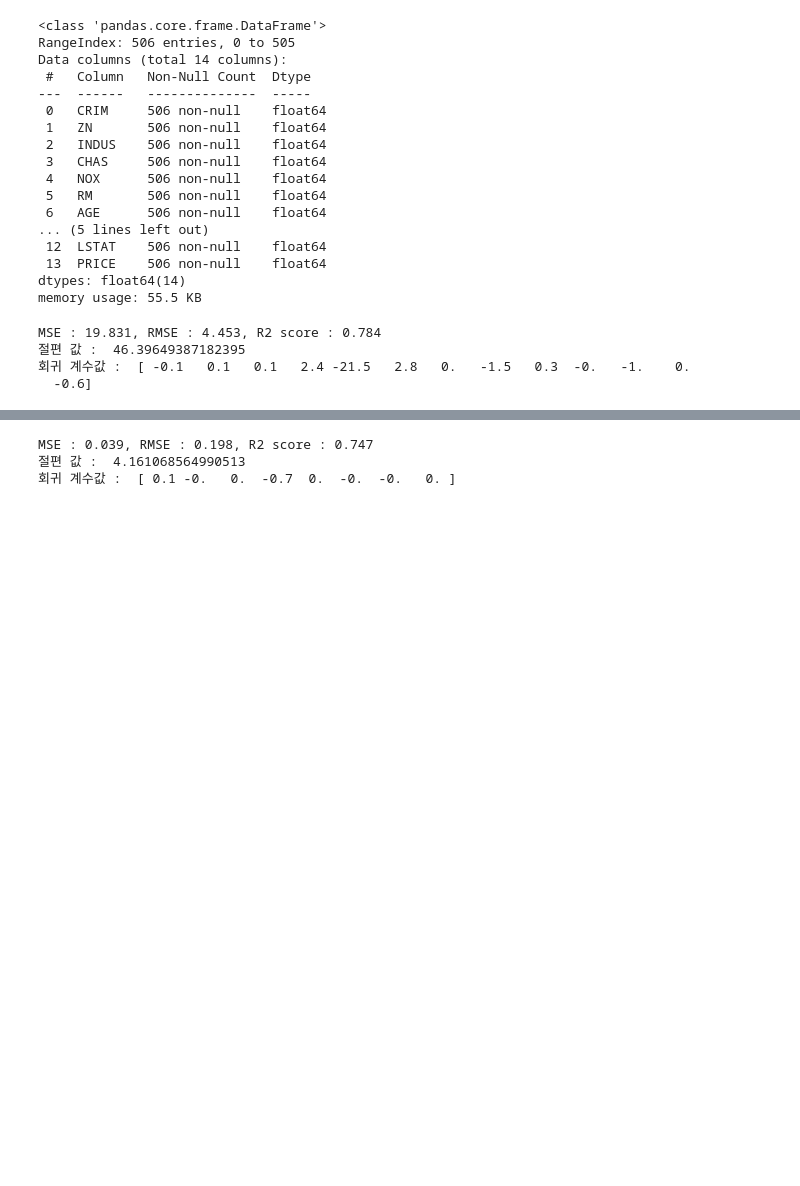
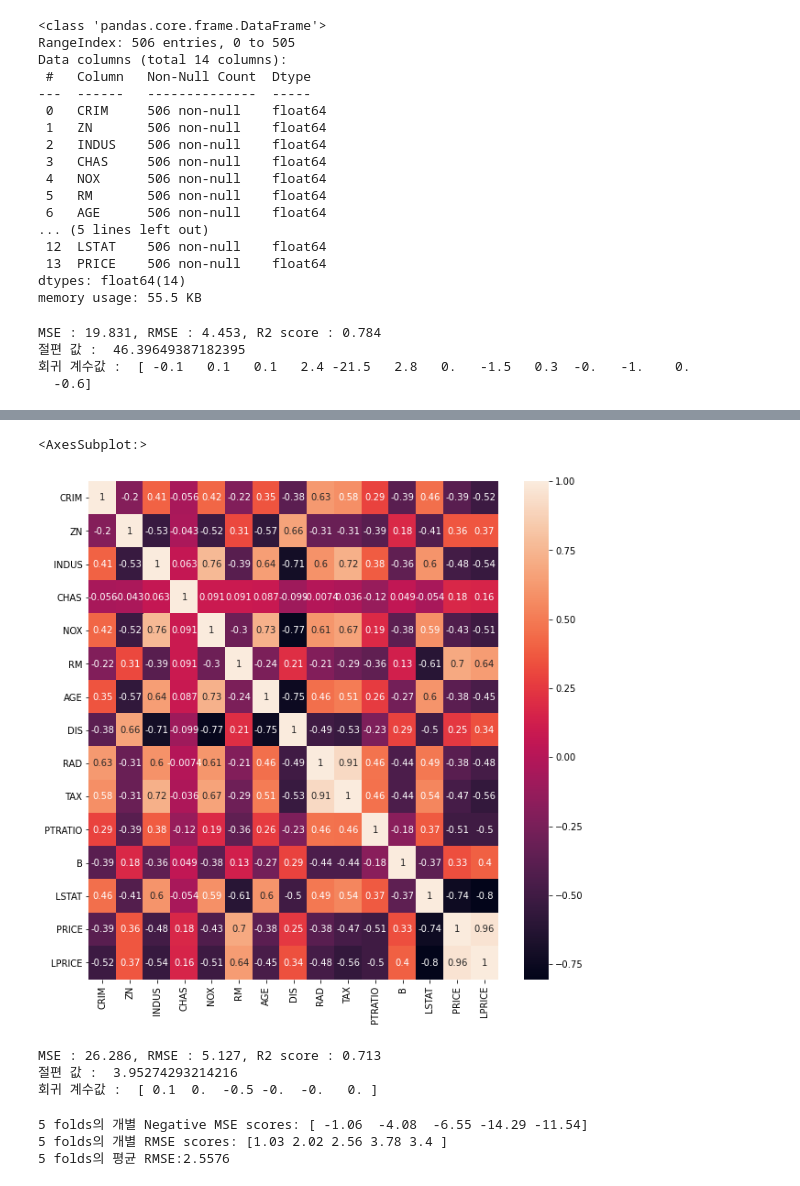
Before and after one commit to bnv20/Caba_ml, a Jupyter notebook: ML52_규제 선형 모델_릿지,라쏘,엘라스틱넷_guide.ipynb, the cells around one changed output, grey strips where cells are left out. Drawn from its saved outputs; the diff is of its cells as text; code cells hidden in the pictures; blank space fills up the shorter version.

```diff
--- a/ML52_규제 선형 모델_릿지,라쏘,엘라스틱넷_guide.ipynb
+++ b/ML52_규제 선형 모델_릿지,라쏘,엘라스틱넷_guide.ipynb
@@ -70,8 +88,15 @@ MSE : 19.831, RMSE : 4.453, R2 score : 0.784
+# %%
+house_df['LPRICE'] = np.log1p(house_df.PRICE)
+plt.figure(figsize=(10,10))
+sns.heatmap(house_df.corr(),annot=True)
+# %% [output]
+<AxesSubplot:>
+[figure, added]
 # %%
 # 종속변수 로그 변환 및 독립변수 선택
 import seaborn as sns
 # sns.distplot(house_df.PRICE)
-X=house_df[['RM', 'ZN', 'INDUS', 'NOX', 'AGE', 'PTRATIO', 'LSTAT','RAD']]
+X=house_df[['RM', 'INDUS', 'NOX', 'PTRATIO', 'LSTAT','RAD']]
 y=house_df['PRICE']
 y_log = np.log1p(house_df['PRICE'])
 
@@ -82,13 +107,39 @@ lr = LinearRegression()
 lr.fit(X_train,y_train)
 y_pred = lr.predict(X_test)
 
-mse = mean_squared_error(y_test, y_pred)
+# 로그변환된 것을 환원
+y_exp = np.expm1(y_test)
+y_pexp = np.expm1(y_pred)
+
+mse = mean_squared_error(y_exp, y_pexp)
 rmse = np.sqrt(mse)
-r2 = r2_score(y_test,y_pred)
+
+r2 = r2_score(y_exp,y_pexp)
 print('MSE : {:.3f}, RMSE : {:.3f}, R2 score : {:.3f}'.format(mse,rmse,r2))
 print('절편 값 : ', lr.intercept_)
 print('회귀 계수값 : ',np.round(lr.coef_, 1))
 # %% [output]
-MSE : 0.039, RMSE : 0.198, R2 score : 0.747
-절편 값 :  4.161068564990513
-회귀 계수값 :  [ 0.1 -0.   0.  -0.7  0.  -0.  -0.   0. ]
+MSE : 26.286, RMSE : 5.127, R2 score : 0.713
+절편 값 :  3.95274293214216
+회귀 계수값 :  [ 0.1  0.  -0.5 -0.  -0.   0. ]
+# %%
+# 교차 검증
+from sklearn.model_selection import cross_val_score
+
+y_target = house_df['PRICE']
+X_data = house_df.drop(['PRICE'],axis=1)
+
+lr = LinearRegression()
+
+neg_mse_scores = cross_val_score(lr, X_data,y_target, \
+                                 scoring='neg_mean_squared_error',cv=5)
+rmse_scores = np.sqrt(-1*neg_mse_scores)
+avg_rmse = np.mean(rmse_scores)
+
+print('5 folds의 개별 Negative MSE scores:', np.round(neg_mse_scores,2))
+print('5 folds의 개별 RMSE scores:', np.round(rmse_scores,2))
+print('5 folds의 평균 RMSE:{:.4f}'.format(avg_rmse))
+# %% [output]
+5 folds의 개별 Negative MSE scores: [ -1.06  -4.08  -6.55 -14.29 -11.54]
+5 folds의 개별 RMSE scores: [1.03 2.02 2.56 3.78 3.4 ]
+5 folds의 평균 RMSE:2.5576
```
Also changed, not shown: parts of 13 cells of this notebook, 1 other file.
